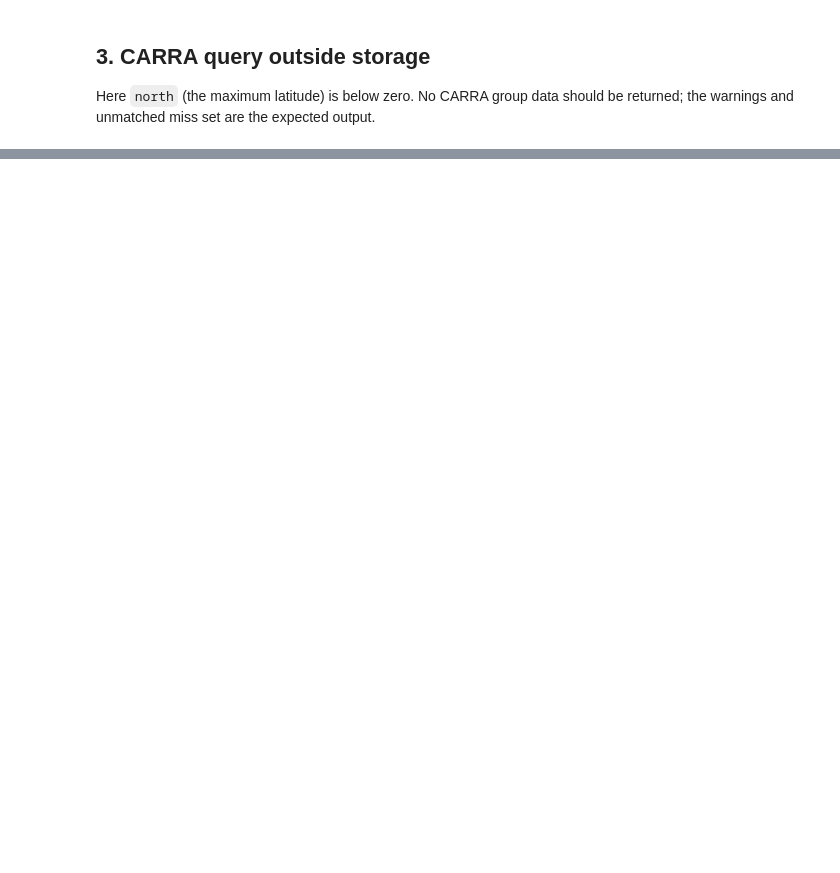
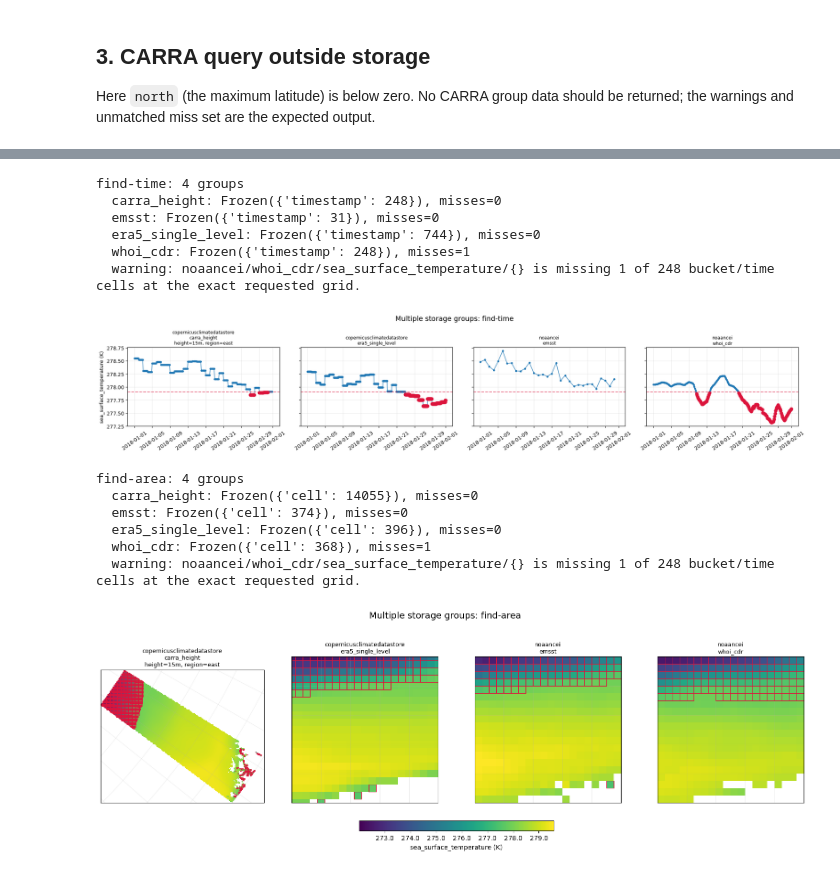
Before and after one commit to ana-e-uk/polar-is, a Jupyter notebook: storage/query_data/query_functions_demo.ipynb, the cells around one changed output, grey strips where cells are left out. Saved outputs shown, nothing was run; the diff lists cells and outputs as text; code cells hidden in the pictures; blank space fills up the shorter version.

Commit message:
add multiple group plots

```diff
--- a/storage/query_data/query_functions_demo.ipynb
+++ b/storage/query_data/query_functions_demo.ipynb
@@ -625,0 +718,53 @@ outside_results = run_scenario('Outside CARRA', OUTSIDE_CARRA)
+# %%
+MULTIPLE_GROUP_QUERY = {
+    **COMMON_QUERY,
+    'region': {'west': 20.0, 'east': 25.0, 'south': 70.0, 'north': 75.0},
+    # 'repository': 'copernicusclimatedatastore',
+    'time_unit': 'Source',
+}
+
+MULTIPLE_GROUP_FUNCTIONS = (
+    # ('get-data', {}),
+    # ('timeseries', {}),
+    # ('heatmap', {}),
+    ('find-time', {'predicate': 'le', 'filter_value': 277.9}),
+    ('find-area', {'predicate': 'le', 'filter_value': 277.9}),
+)
+
+multiple_group_results = {}
+for function, function_fields in MULTIPLE_GROUP_FUNCTIONS:
+    query = {
+        **MULTIPLE_GROUP_QUERY,
+        'function': function,
+        **function_fields,
+    }
+    result = execute_query(query)
+    multiple_group_results[function] = result
+
+    print(f'\n{function}: {len(result.groups)} groups')
+    for group in sorted(result.groups, key=lambda item: item.source.dataset):
+        print(
+            f"  {group.source.dataset}: {group.data.sizes}, "
+            f"misses={len(group.miss_set)}"
+        )
+    for warning in result.warnings:
+        print(f'  warning: {warning}')
+
+    plot_multiple_group_result(
+        result, query, filter_value=function_fields.get('filter_value')
+    )
+# %% [output]
+find-time: 4 groups
+  carra_height: Frozen({'timestamp': 248}), misses=0
+  emsst: Frozen({'timestamp': 31}), misses=0
+  era5_single_level: Frozen({'timestamp': 744}), misses=0
+  whoi_cdr: Frozen({'timestamp': 248}), misses=1
+  warning: noaancei/whoi_cdr/sea_surface_temperature/{} is missing 1 of 248 bucket/time cells at the exact requested grid.
+[figure, added]
+find-area: 4 groups
+  carra_height: Frozen({'cell': 14055}), misses=0
+  emsst: Frozen({'cell': 374}), misses=0
+  era5_single_level: Frozen({'cell': 396}), misses=0
+  whoi_cdr: Frozen({'cell': 368}), misses=1
+  warning: noaancei/whoi_cdr/sea_surface_temperature/{} is missing 1 of 248 bucket/time cells at the exact requested grid.
+[figure, added]
```
Also changed, not shown: parts of 11 cells of this notebook.
